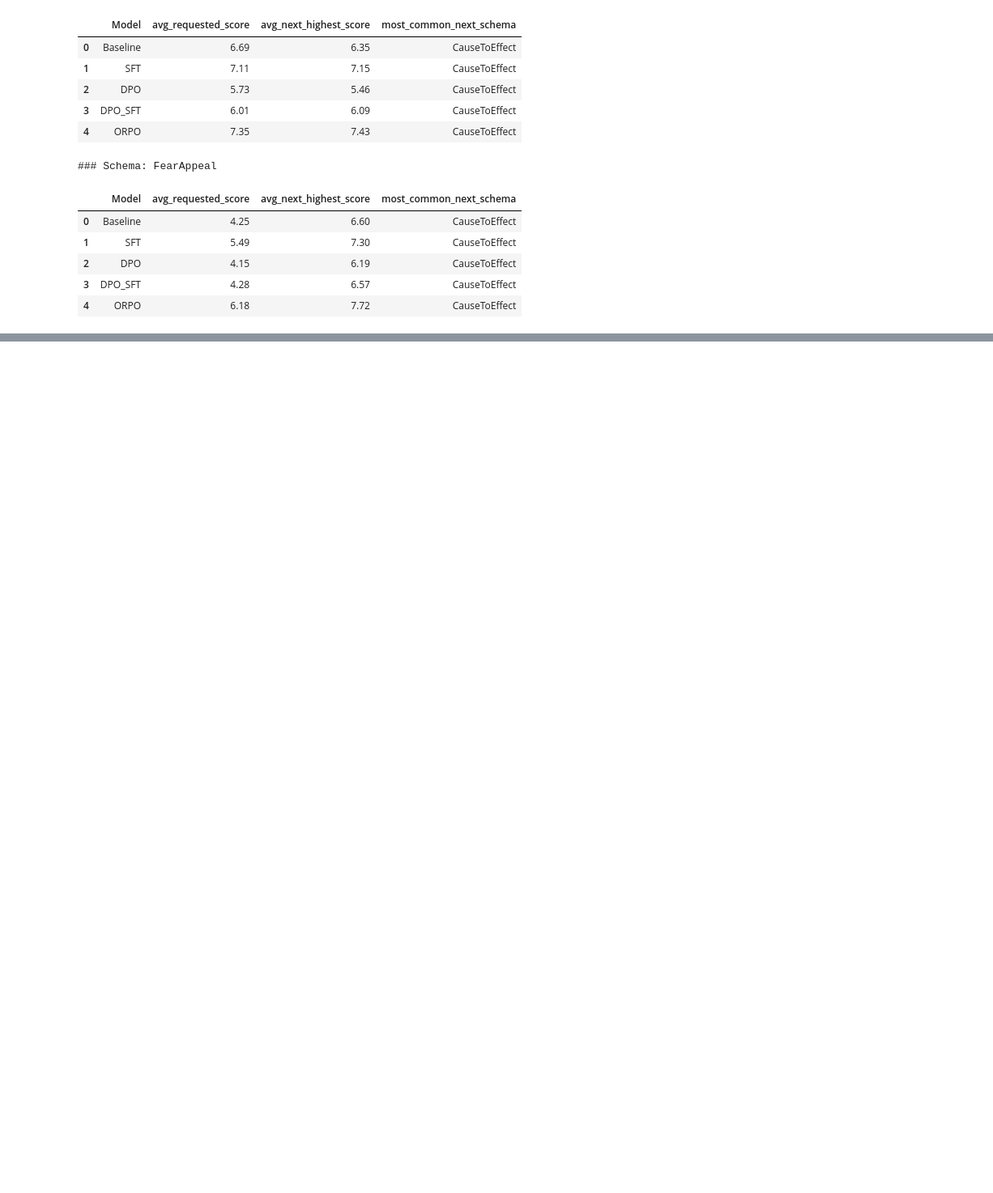
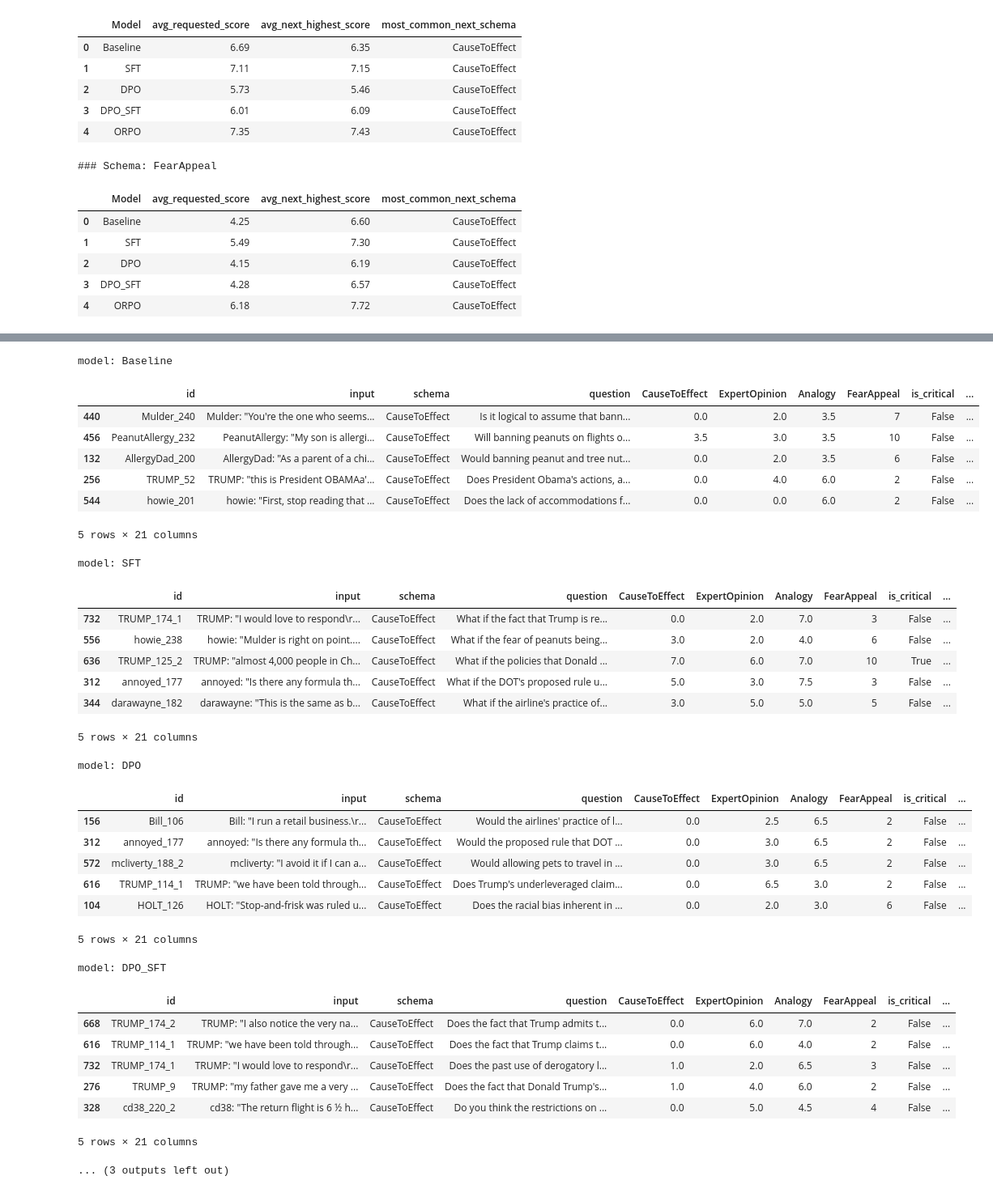
Before and after one commit to RicoStaedeli/NLP2025_CQG, a Jupyter notebook: 5_Evaluation_Analytics.ipynb, the cells around one changed output, grey strips where cells are left out. Shown at 81% size. Drawn from its saved outputs; the diff is of its cells as text; code cells hidden in the pictures; blank space fills up the shorter version.

```diff
--- a/5_Evaluation_Analytics.ipynb
+++ b/5_Evaluation_Analytics.ipynb
@@ -672,0 +683,58 @@ for schema in schemas:
+# %%
+largest_gaps_dfs = []
+
+for df in dfs:
+    df['max_score'] = df[schemas].max(axis=1)
+    df['requested_score'] = df.apply(lambda row: row[row['schema']], axis=1)
+    df['score_gap'] = df['max_score'] - df['requested_score']
+
+    mismatched_df = df[df['score_gap'] > 0].copy()
+
+    if not mismatched_df.empty:
+        top5_list = []
+        for schema_val, group_df in mismatched_df.groupby('schema'):
+            top5 = group_df.nlargest(5, 'score_gap')
+            top5_list.append(top5)
+        top5_per_schema = pd.concat(top5_list)
+        largest_gaps_dfs.append(top5_per_schema)
+    else:
+        largest_gaps_dfs.append(pd.DataFrame())
+# %%
+for model_name, df in zip(model_names, largest_gaps_dfs):
+  filtered_df = df[df['schema'] == "CauseToEffect"]
+  print(f"model: {model_name}")
+  display(filtered_df.head(5))
+# %% [output]
+model: Baseline
+|  | id | input | schema | question | CauseToEffect | ExpertOpinion | Analogy | FearAppeal | is_critical | ... |
+| 440 | Mulder_240 | Mulder: "You're the one who seems... | CauseToEffect | Is it logical to assume that bann... | 0.0 | 2.0 | 3.5 | 7 | False | ... |
+| 456 | PeanutAllergy_232 | PeanutAllergy: "My son is allergi... | CauseToEffect | Will banning peanuts on flights o... | 3.5 | 3.0 | 3.5 | 10 | False | ... |
+| 132 | AllergyDad_200 | AllergyDad: "As a parent of a chi... | CauseToEffect | Would banning peanut and tree nut... | 0.0 | 2.0 | 3.5 | 6 | False | ... |
+| 256 | TRUMP_52 | TRUMP: "this is President OBAMAa'... | CauseToEffect | Does President Obama's actions, a... | 0.0 | 4.0 | 6.0 | 2 | False | ... |
+| 544 | howie_201 | howie: "First, stop reading that ... | CauseToEffect | Does the lack of accommodations f... | 0.0 | 0.0 | 6.0 | 2 | False | ... |
+5 rows × 21 columns
+model: SFT
+|  | id | input | schema | question | CauseToEffect | ExpertOpinion | Analogy | FearAppeal | is_critical | ... |
+| 732 | TRUMP_174_1 | TRUMP: "I would love to respond\r... | CauseToEffect | What if the fact that Trump is re... | 0.0 | 2.0 | 7.0 | 3 | False | ... |
+| 556 | howie_238 | howie: "Mulder is right on point.... | CauseToEffect | What if the fear of peanuts being... | 3.0 | 2.0 | 4.0 | 6 | False | ... |
+| 636 | TRUMP_125_2 | TRUMP: "almost 4,000 people in Ch... | CauseToEffect | What if the policies that Donald ... | 7.0 | 6.0 | 7.0 | 10 | True | ... |
+| 312 | annoyed_177 | annoyed: "Is there any formula th... | CauseToEffect | What if the DOT's proposed rule u... | 5.0 | 3.0 | 7.5 | 3 | False | ... |
+| 344 | darawayne_182 | darawayne: "This is the same as b... | CauseToEffect | What if the airline's practice of... | 3.0 | 5.0 | 5.0 | 5 | False | ... |
+5 rows × 21 columns
+model: DPO
+|  | id | input | schema | question | CauseToEffect | ExpertOpinion | Analogy | FearAppeal | is_critical | ... |
+| 156 | Bill_106 | Bill: "I run a retail business.\r... | CauseToEffect | Would the airlines' practice of l... | 0.0 | 2.5 | 6.5 | 2 | False | ... |
+| 312 | annoyed_177 | annoyed: "Is there any formula th... | CauseToEffect | Would the proposed rule that DOT ... | 0.0 | 3.0 | 6.5 | 2 | False | ... |
+| 572 | mcliverty_188_2 | mcliverty: "I avoid it if I can a... | CauseToEffect | Would allowing pets to travel in ... | 0.0 | 3.0 | 6.5 | 2 | False | ... |
+| 616 | TRUMP_114_1 | TRUMP: "we have been told through... | CauseToEffect | Does Trump's underleveraged claim... | 0.0 | 6.5 | 3.0 | 2 | False | ... |
+| 104 | HOLT_126 | HOLT: "Stop-and-frisk was ruled u... | CauseToEffect | Does the racial bias inherent in ... | 0.0 | 2.0 | 3.0 | 6 | False | ... |
+5 rows × 21 columns
+model: DPO_SFT
+|  | id | input | schema | question | CauseToEffect | ExpertOpinion | Analogy | FearAppeal | is_critical | ... |
+| 668 | TRUMP_174_2 | TRUMP: "I also notice the very na... | CauseToEffect | Does the fact that Trump admits t... | 0.0 | 6.0 | 7.0 | 2 | False | ... |
+| 616 | TRUMP_114_1 | TRUMP: "we have been told through... | CauseToEffect | Does the fact that Trump claims t... | 0.0 | 6.0 | 4.0 | 2 | False | ... |
+| 732 | TRUMP_174_1 | TRUMP: "I would love to respond\r... | CauseToEffect | Does the past use of derogatory l... | 1.0 | 2.0 | 6.5 | 3 | False | ... |
+| 276 | TRUMP_9 | TRUMP: "my father gave me a very ... | CauseToEffect | Does the fact that Donald Trump's... | 1.0 | 4.0 | 6.0 | 2 | False | ... |
+| 328 | cd38_220_2 | cd38: "The return flight is 6 ½ h... | CauseToEffect | Do you think the restrictions on ... | 0.0 | 5.0 | 4.5 | 4 | False | ... |
+5 rows × 21 columns
+... (3 outputs left out)
```
Also changed, not shown: parts of 7 cells of this notebook.
